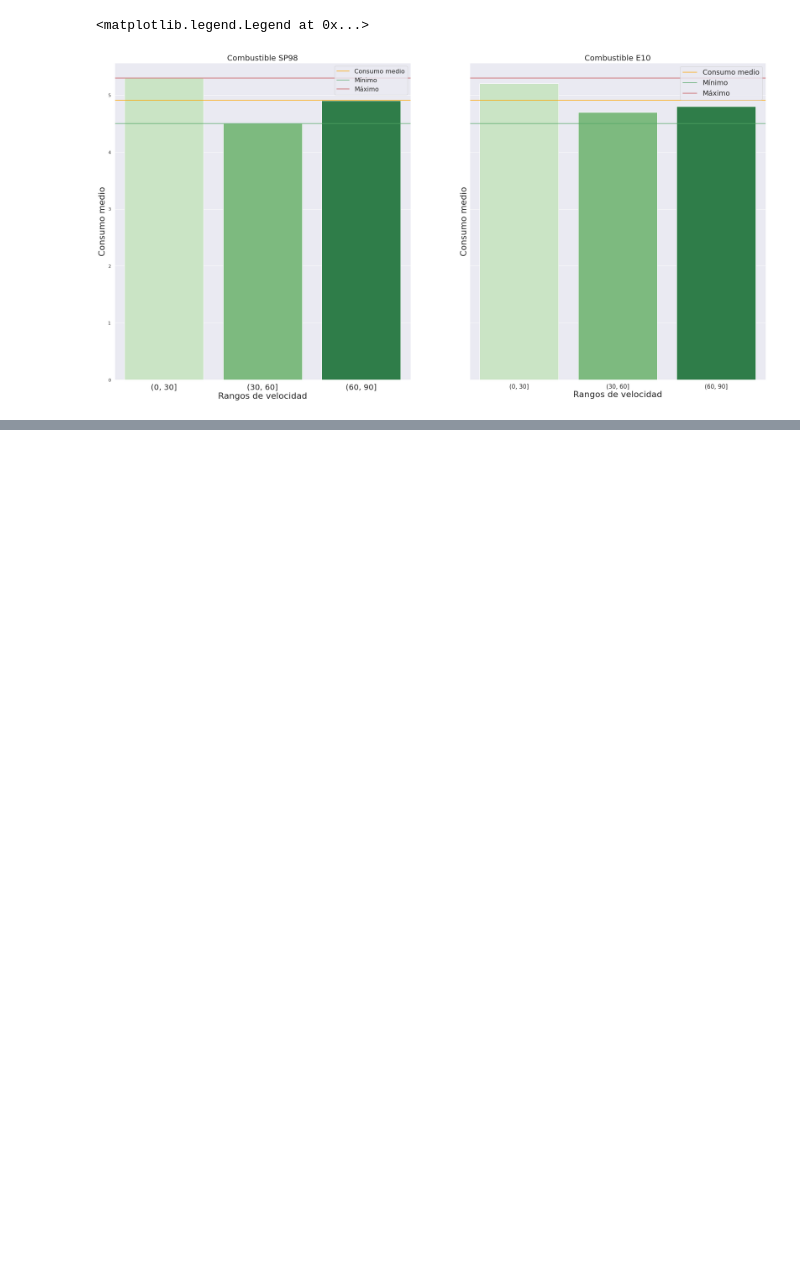
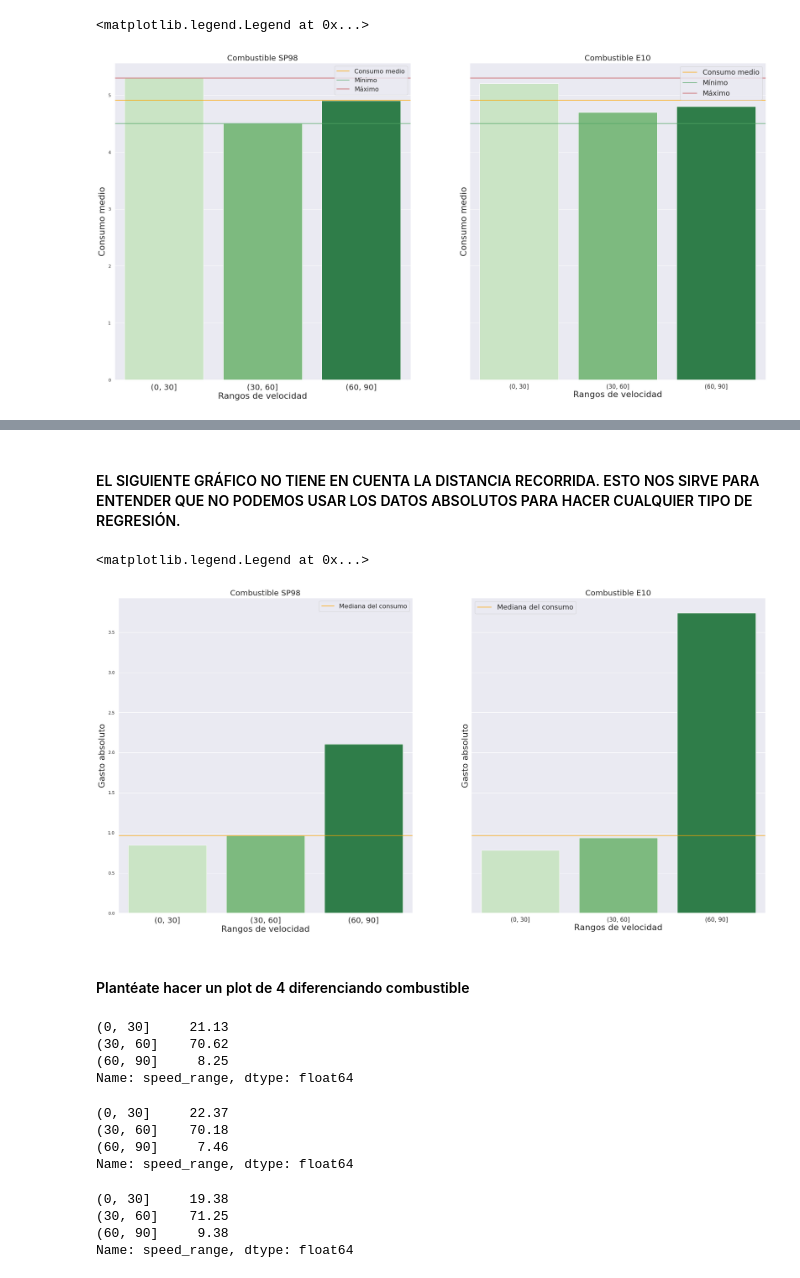
Before and after one commit to as-Solo/reto_data, a Jupyter notebook: notebooks/02_Visualizacion.ipynb, the cells around one changed output, grey strips where cells are left out. Saved outputs shown, nothing was run; the diff lists cells and outputs as text; code cells hidden in the pictures; blank space fills up the shorter version.

Commit message:
bases de datos hechas

```diff
--- a/notebooks/02_Visualizacion.ipynb
+++ b/notebooks/02_Visualizacion.ipynb
@@ -181,0 +191,3 @@ SP98_gas = gas_type_02.consume.groupby(gas_type_02.speed_range).median()
+# %%
+gasto_E10_gas = gas_type_01.gasto.groupby(gas_type_01.speed_range).median()
+gasto_SP98_gas = gas_type_02.gasto.groupby(gas_type_02.speed_range).median()
@@ -278,0 +302,53 @@ percent.set_xticklabels(porcentaje.index, fontdict = {'fontsize' : 20})
+# %% [markdown]
+#### EL SIGUIENTE GRÁFICO NO TIENE EN CUENTA LA DISTANCIA RECORRIDA. ESTO NOS SIRVE PARA ENTENDER QUE NO PODEMOS USAR LOS DATOS ABSOLUTOS PARA HACER CUALQUIER TIPO DE REGRESIÓN.
+# %%
+fig, ax2 = plt.subplots(ncols=2, figsize=(30, 15), sharey = True)
+
+g_speed_98 = sns.barplot(x = gasto_SP98_gas.index, y = gasto_SP98_gas.values, ax = ax2[0], palette = 'Greens')
+g_speed_98.set_xlabel("Rangos de velocidad", fontsize = 22)
+g_speed_98.set_ylabel("Gasto absoluto", fontsize = 22)
+g_speed_98.set_title("Combustible SP98", fontsize = 20)
+g_speed_98.set_xticklabels(gasto_SP98_gas.index, fontdict = {'fontsize' : 20})
+g_speed_98.axhline(y=df.gasto.median(), color="orange", label = 'Mediana del consumo')
+#g_speed_98.axhline(y=gasto_SP98_gas.min(), color="g", label = 'Mínimo')
+#g_speed_98.axhline(y=gasto_SP98_gas.max(), color="r", label = 'Máximo')
+g_speed_98.legend(fontsize = 16)
+
+g_speed_10 = sns.barplot(x = gasto_E10_gas.index, y = gasto_E10_gas.values, ax = ax2[1], palette = 'Greens')
+g_speed_10.set_xlabel("Rangos de velocidad", fontsize = 22)
+g_speed_10.set_ylabel("Gasto absoluto", fontsize = 22)
+g_speed_10.set_title("Combustible E10", fontsize = 20)
+g_speed_10.set_xticklabels(gasto_E10_gas.index, fontdict = {'fontsize' : 15})
+g_speed_10.axhline(y=df.gasto.median(), color="orange", label = 'Mediana del consumo')
+#g_speed_10.axhline(y=gasto_SP98_gas.min(), color="g", label = 'Mínimo')
+#g_speed_10.axhline(y=gasto_SP98_gas.max(), color="r", label = 'Máximo')
+g_speed_10.legend(fontsize = 18)
+# %% [output]
+<matplotlib.legend.Legend at 0x...>
+[figure, added]
+# %% [markdown]
+####  Plantéate hacer un plot de 4 diferenciando combustible
+# %%
+porcentaje = round((df.speed_range.value_counts(normalize=True)*100).sort_index(), 2)
+porcentaje
+# %% [output]
+(0, 30]     21.13
+(30, 60]    70.62
+(60, 90]     8.25
+Name: speed_range, dtype: float64
+# %%
+porcentaje_SP98 = round((df.speed_range[df.gas_type == 'SP98'].value_counts(normalize=True)*100).sort_index(), 2)
+porcentaje_SP98
+# %% [output]
+(0, 30]     22.37
+(30, 60]    70.18
+(60, 90]     7.46
+Name: speed_range, dtype: float64
+# %%
+porcentaje_E10 = round((df.speed_range[df.gas_type == 'E10'].value_counts(normalize=True)*100).sort_index(), 2)
+porcentaje_E10
+# %% [output]
+(0, 30]     19.38
+(30, 60]    71.25
+(60, 90]     9.38
+Name: speed_range, dtype: float64
```
Also changed, not shown: parts of 23 cells of this notebook, 5 other files.
